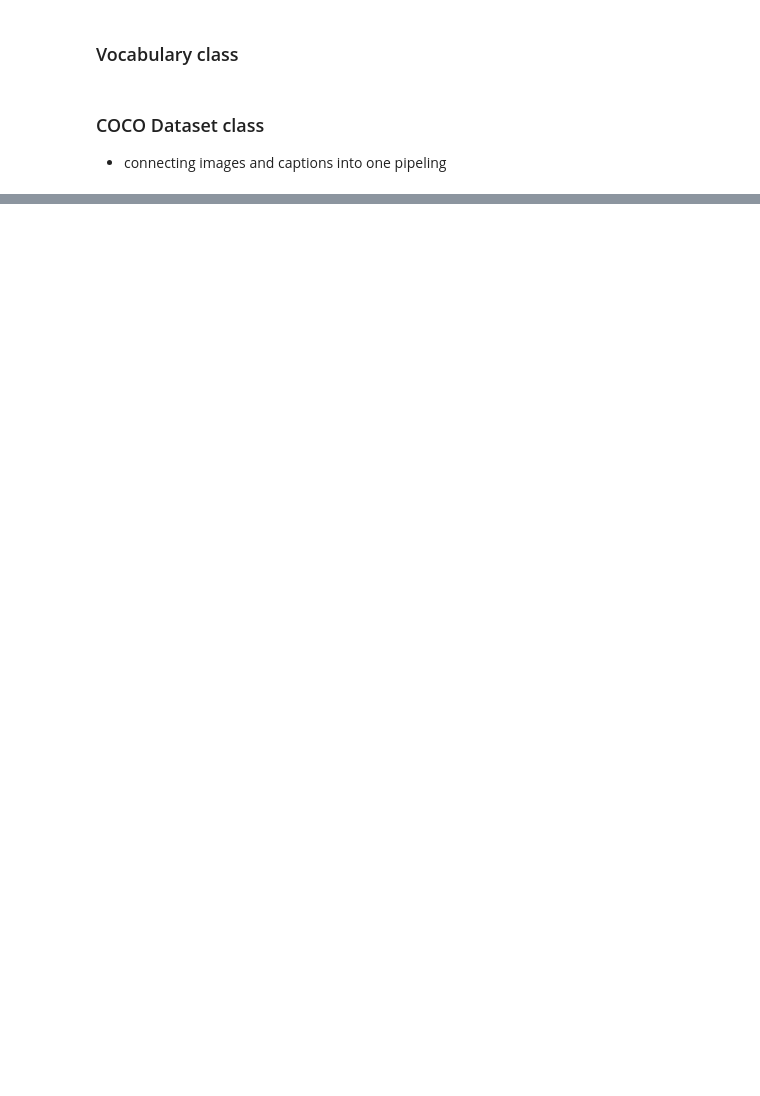
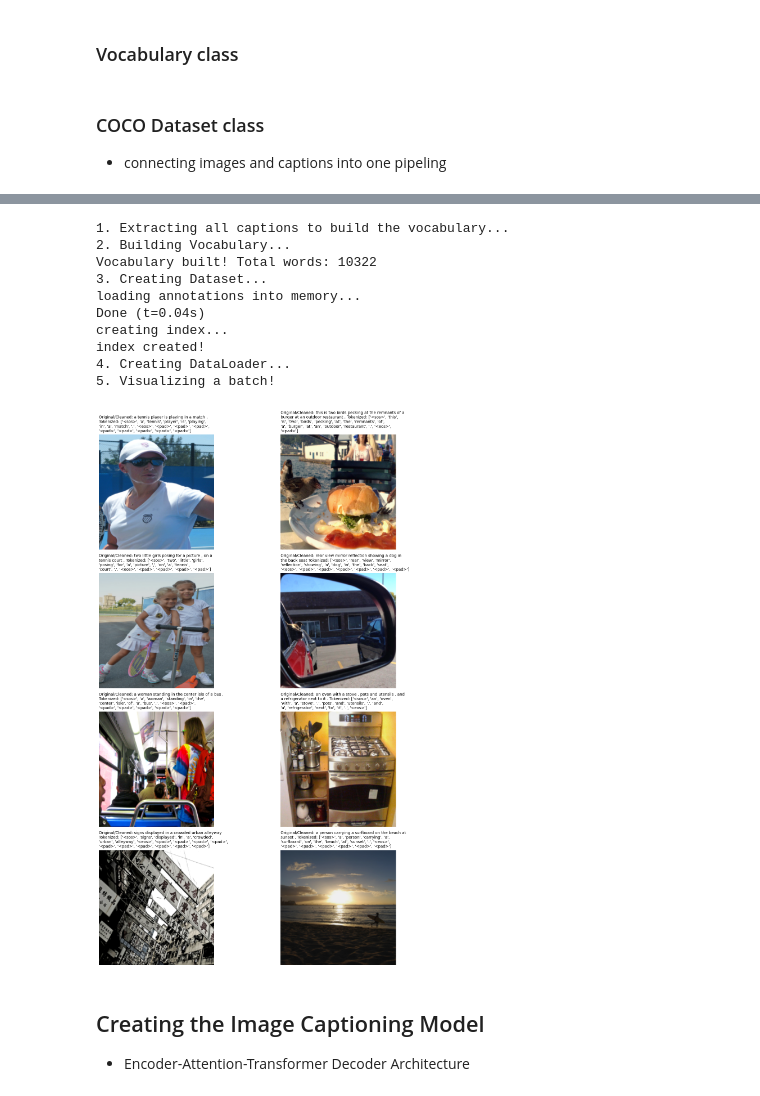
Before and after one commit to KendiJ/DeepNetworks-ELTE, a Jupyter notebook: 02_Assignment/02_HW.ipynb, the cells around one changed output, grey strips where cells are left out. Saved outputs shown, nothing was run; the diff lists cells and outputs as text; code cells hidden in the pictures; blank space fills up the shorter version.

Commit message:
Visualising TrainingData

```diff
--- a/02_Assignment/02_HW.ipynb
+++ b/02_Assignment/02_HW.ipynb
@@ -17,11 +55,16 @@ from collections import Counter
 
 from pycocotools.coco import COCO
 from torch.nn.utils.rnn import pad_sequence
+import textwrap
+import torchvision.models as models
+import math
 
+nltk.download('punkt')
+nltk.download('punkt_tab')
 # device = torch.device("cuda:0" if torch.cuda.is_available() else "cpu")
 # print(f"Using device: {device}")
 # print(torch.version.cuda)
-coco = COCO('02_Assignment/coco/annotations/captions_train2017.json')
+coco = COCO('coco/annotations/captions_train2017.json')
 device = torch.device("mps" if torch.backends.mps.is_available() else "cuda" if torch.cuda.is_available() else "cpu")
 print(f"Working on: {device}")
 # %% [output]
@@ -91,12 +152,9 @@ class Vocabulary:
     def numericalize(self, text):
         tokenized_text = nltk.tokenize.word_tokenize(text.lower())
 
-        return[
-            self.stoi["<sos>"]
-            if token in self.stoi
-            else self.stoi["<unk>"]
-            for token in tokenized_text
-        ]
+        return [self.stoi["<sos>"]] + \
+               [self.stoi.get(token, self.stoi["<unk>"]) for token in tokenized_text] + \
+               [self.stoi["<eos>"]]
 # %% [markdown]
 ### COCO Dataset class
 - connecting images and captions into one pipeling
@@ -154,0 +261,45 @@ class COCOCaptionsDataset(Dataset):
+# %%
+
+
+print("1. Extracting all captions to build the vocabulary...")
+ann_ids = list(coco.anns.keys())
+all_captions = [coco.anns[ann_id]['caption'] for ann_id in ann_ids]
+
+print("2. Building Vocabulary...")
+vocab = Vocabulary(freq_threshold=5)
+vocab.build_vocabulary(all_captions)
+print(f"Vocabulary built! Total words: {len(vocab)}")
+
+print("3. Creating Dataset...")
+train_dataset = COCOCaptionsDataset(
+    root='coco/images/val2017',
+    annFile='coco/annotations/captions_val2017.json',
+    vocab=vocab,
+    transform=train_transforms
+)
+
+print("4. Creating DataLoader...")
+train_loader = DataLoader(
+    dataset=train_dataset,
+    batch_size=8,
+    shuffle=True,
+    collate_fn=collate_fn
+)
+
+print("5. Visualizing a batch!")
+visualize_batch(train_loader, vocab, num_samples=8)
+# %% [output]
+1. Extracting all captions to build the vocabulary...
+2. Building Vocabulary...
+Vocabulary built! Total words: 10322
+3. Creating Dataset...
+loading annotations into memory...
+Done (t=0.04s)
+creating index...
+index created!
+4. Creating DataLoader...
+5. Visualizing a batch!
+[figure, added]
+# %% [markdown]
+## Creating the Image Captioning Model
+- Encoder-Attention-Transformer Decoder Architecture
```
Also changed, not shown: parts of 12 cells of this notebook.
